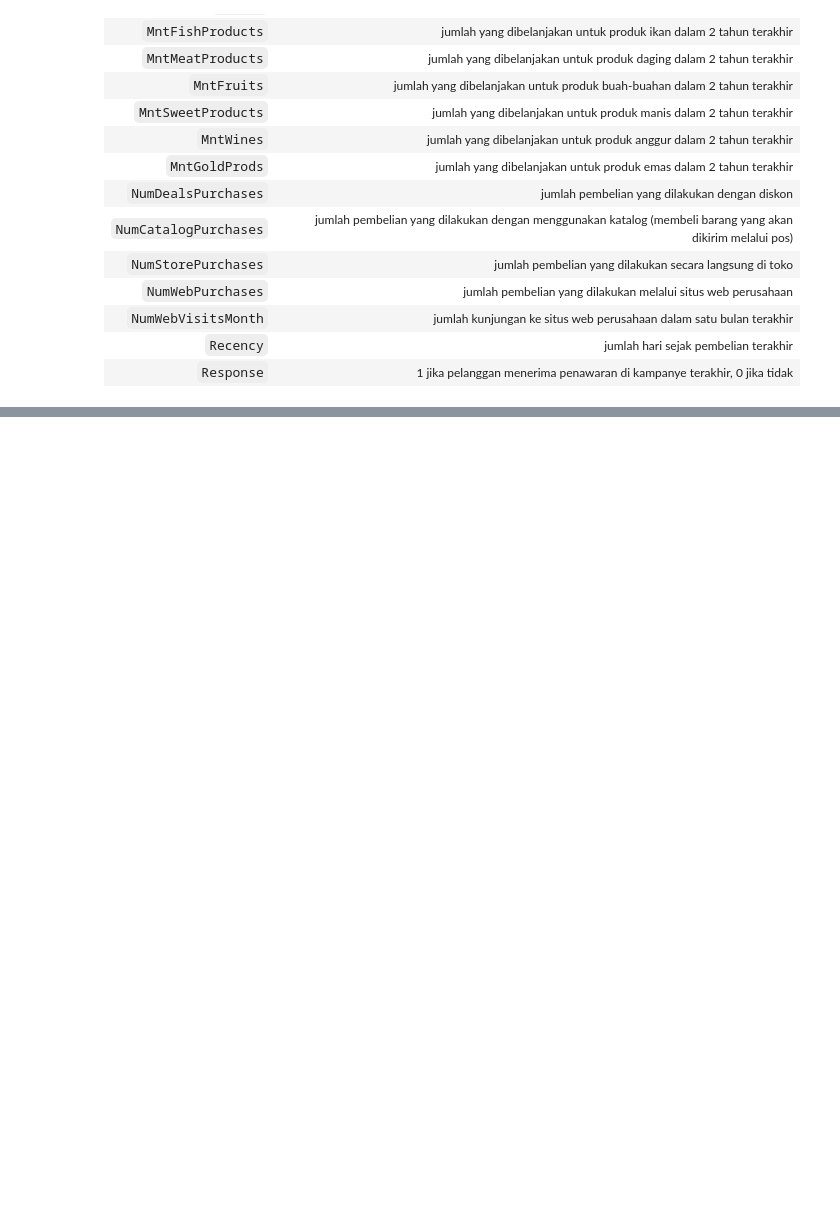
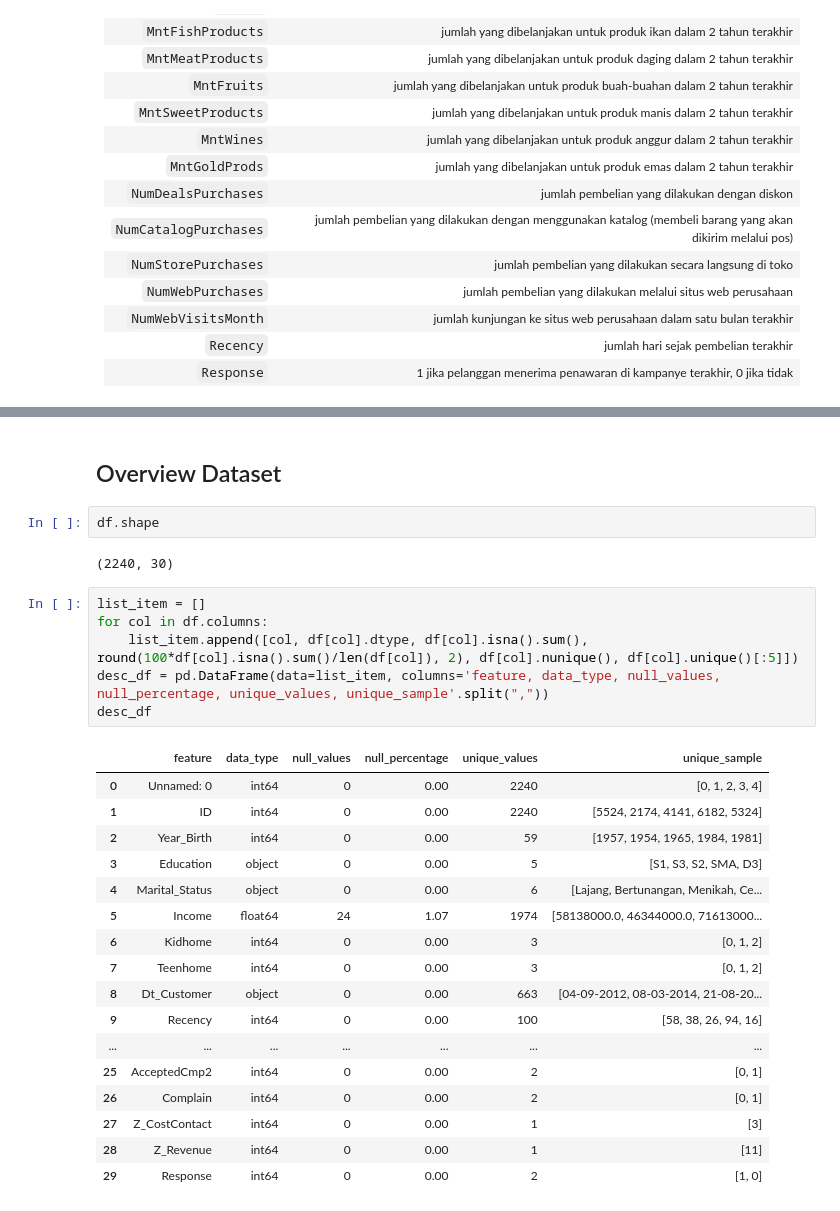
Before and after one commit to imalfunadam/Predict-Customer-Personality-to-Boost-Marketing-Campaign-by-Using-Machine-Learning, a Jupyter notebook: Predict Customer Personality.ipynb, the cells around one changed output, grey strips where cells are left out. Saved outputs shown, nothing was run; the diff lists cells and outputs as text; blank space fills up the shorter version.

```diff
--- a/Predict Customer Personality.ipynb
+++ b/Predict Customer Personality.ipynb
@@ -62,0 +92,30 @@ Conversion Rate
+# %% [markdown]
+## Overview Dataset
+# %%
+df.shape
+# %% [output]
+(2240, 30)
+# %%
+list_item = []
+for col in df.columns:
+    list_item.append([col, df[col].dtype, df[col].isna().sum(), round(100*df[col].isna().sum()/len(df[col]), 2), df[col].nunique(), df[col].unique()[:5]])
+desc_df = pd.DataFrame(data=list_item, columns='feature, data_type, null_values, null_percentage, unique_values, unique_sample'.split(","))
+desc_df
+# %% [output]
+|  | feature | data_type | null_values | null_percentage | unique_values | unique_sample |
+| 0 | Unnamed: 0 | int64 | 0 | 0.00 | 2240 | [0, 1, 2, 3, 4] |
+| 1 | ID | int64 | 0 | 0.00 | 2240 | [5524, 2174, 4141, 6182, 5324] |
+| 2 | Year_Birth | int64 | 0 | 0.00 | 59 | [1957, 1954, 1965, 1984, 1981] |
+| 3 | Education | object | 0 | 0.00 | 5 | [S1, S3, S2, SMA, D3] |
+| 4 | Marital_Status | object | 0 | 0.00 | 6 | [Lajang, Bertunangan, Menikah, Ce... |
+| 5 | Income | float64 | 24 | 1.07 | 1974 | [58138000.0, 46344000.0, 71613000... |
+| 6 | Kidhome | int64 | 0 | 0.00 | 3 | [0, 1, 2] |
+| 7 | Teenhome | int64 | 0 | 0.00 | 3 | [0, 1, 2] |
+| 8 | Dt_Customer | object | 0 | 0.00 | 663 | [04-09-2012, 08-03-2014, 21-08-20... |
+| 9 | Recency | int64 | 0 | 0.00 | 100 | [58, 38, 26, 94, 16] |
+| ... | ... | ... | ... | ... | ... | ... |
+| 25 | AcceptedCmp2 | int64 | 0 | 0.00 | 2 | [0, 1] |
+| 26 | Complain | int64 | 0 | 0.00 | 2 | [0, 1] |
+| 27 | Z_CostContact | int64 | 0 | 0.00 | 1 | [3] |
+| 28 | Z_Revenue | int64 | 0 | 0.00 | 1 | [11] |
+| 29 | Response | int64 | 0 | 0.00 | 2 | [1, 0] |
```
Also changed, not shown: parts of 8 cells of this notebook.
